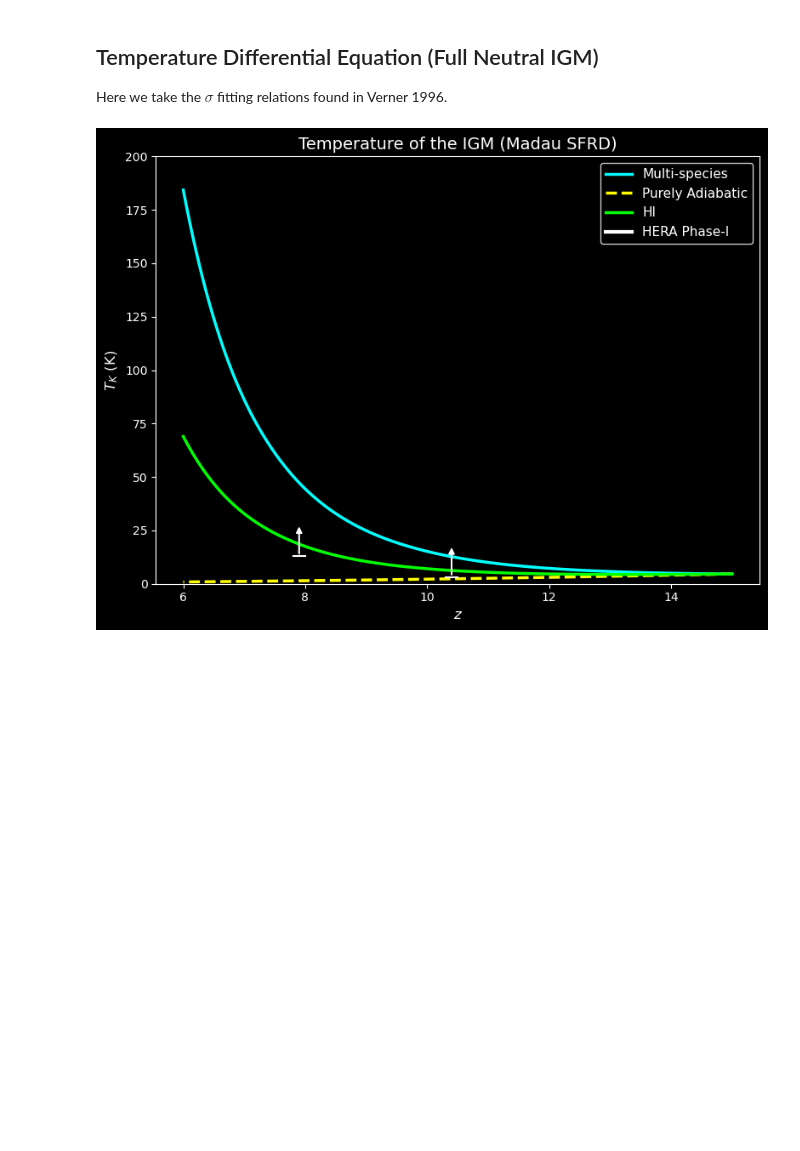
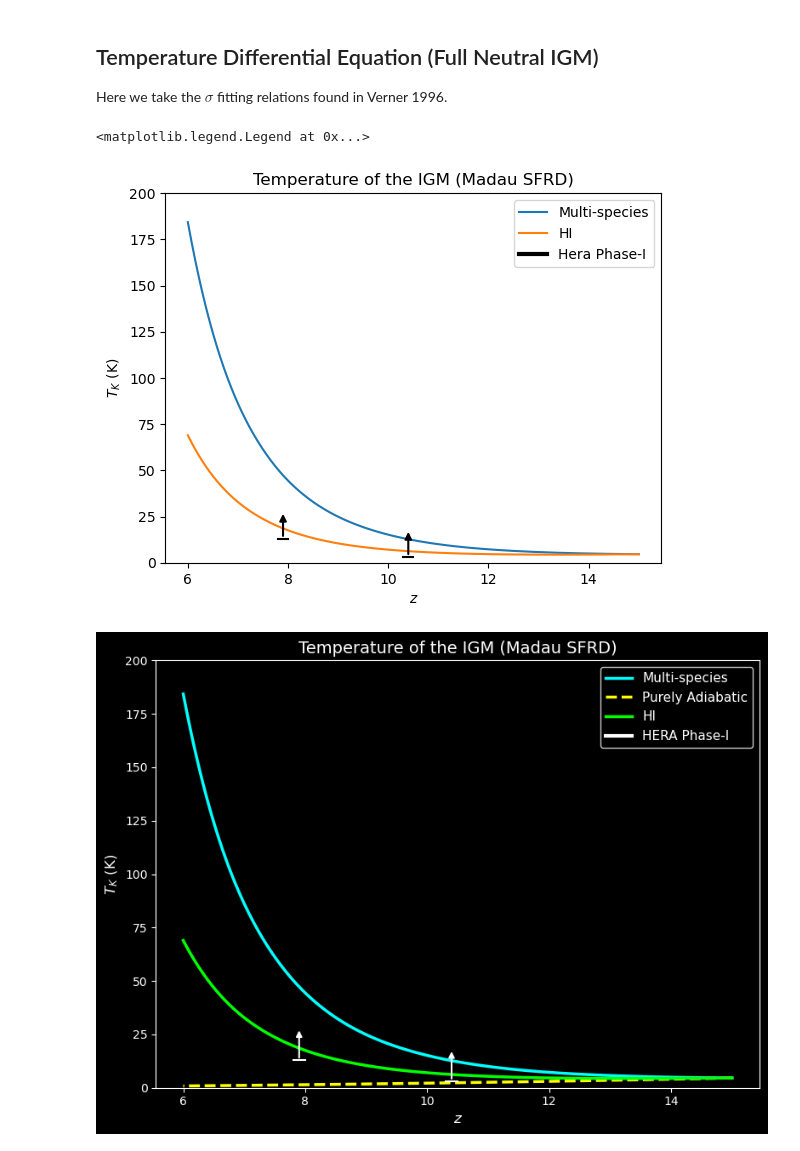
Before and after one commit to ysvaditya05/Galaxy-Formation, a Jupyter notebook: Notebooks/XRay_Heating.ipynb, the cells around one changed output. Saved outputs shown, nothing was run; the diff lists cells and outputs as text; code cells hidden in the pictures; blank space fills up the shorter version.

Commit message:
Finished a rough full X-ray heating calculation

```diff
--- a/Notebooks/XRay_Heating.ipynb
+++ b/Notebooks/XRay_Heating.ipynb
@@ -919,7 +919,6 @@ z_sol_grid_FullSigma = T_sol_FullSigma.t[::-1]
 T_sol_vals_FullSigma = T_sol_FullSigma.y[0][::-1]
 
 plt.plot(z_sol_grid_FullSigma, T_sol_vals_FullSigma, label = r'Multi-species')
-plt.plot(z_sol_grid_FullSigma[::-1], adiabatic_temp_vals, label = r'Purely Adiabatic', ls = '--')
 plt.plot(z_sol_grid, T_sol_vals, label = r'HI')
 plt.xlabel(r'$z$')
 plt.ylabel(r'$T_K$ (K)')
@@ -941,33 +940,36 @@ T2_min, T2_max = 13, 4768        # at z = 7.9
 #plt.axvline(z2, color='black', linestyle='--', alpha=0.7)
 
 # --- Plot vertical segments showing allowed temperature ranges ---
 plt.plot(z1, T1_min, color='black', linewidth=3, label='Hera Phase-I')
 plt.plot(z2, T2_min, color='black', linewidth=3)
 
 # --- Optional: caps to make it look cleaner (like error bars) ---
 plt.plot([z1-0.1, z1+0.1], [T1_min, T1_min], color='black')
 plt.plot([z1-0.1, z1+0.1], [T1_max, T1_max], color='black')
 
 plt.plot([z2-0.1, z2+0.1], [T2_min, T2_min], color='black')
 plt.plot([z2-0.1, z2+0.1], [T2_max, T2_max], color='black')
 
 offset = 15
 
 plt.annotate(
     '',
     xy=(z1, T1_min + offset),   # arrow head (above)
     xytext=(z1, T1_min),        # start at point
     arrowprops=dict(arrowstyle='-|>', color='black', lw=1.5)
 )
 
 plt.annotate(
     '',
     xy=(z2, T2_min + offset),
     xytext=(z2, T2_min),
     arrowprops=dict(arrowstyle='-|>', color='black', lw=1.5)
 )
 plt.ylim(0, 200)
 plt.legend()
+# %% [output]
+<matplotlib.legend.Legend at 0x...>
+[figure, added]
 # %%
 # Extract data
 z_sol_grid_FullSigma = T_sol_FullSigma.t[::-1]
```
Also changed, not shown: parts of 3 cells of this notebook, 2 other files.
